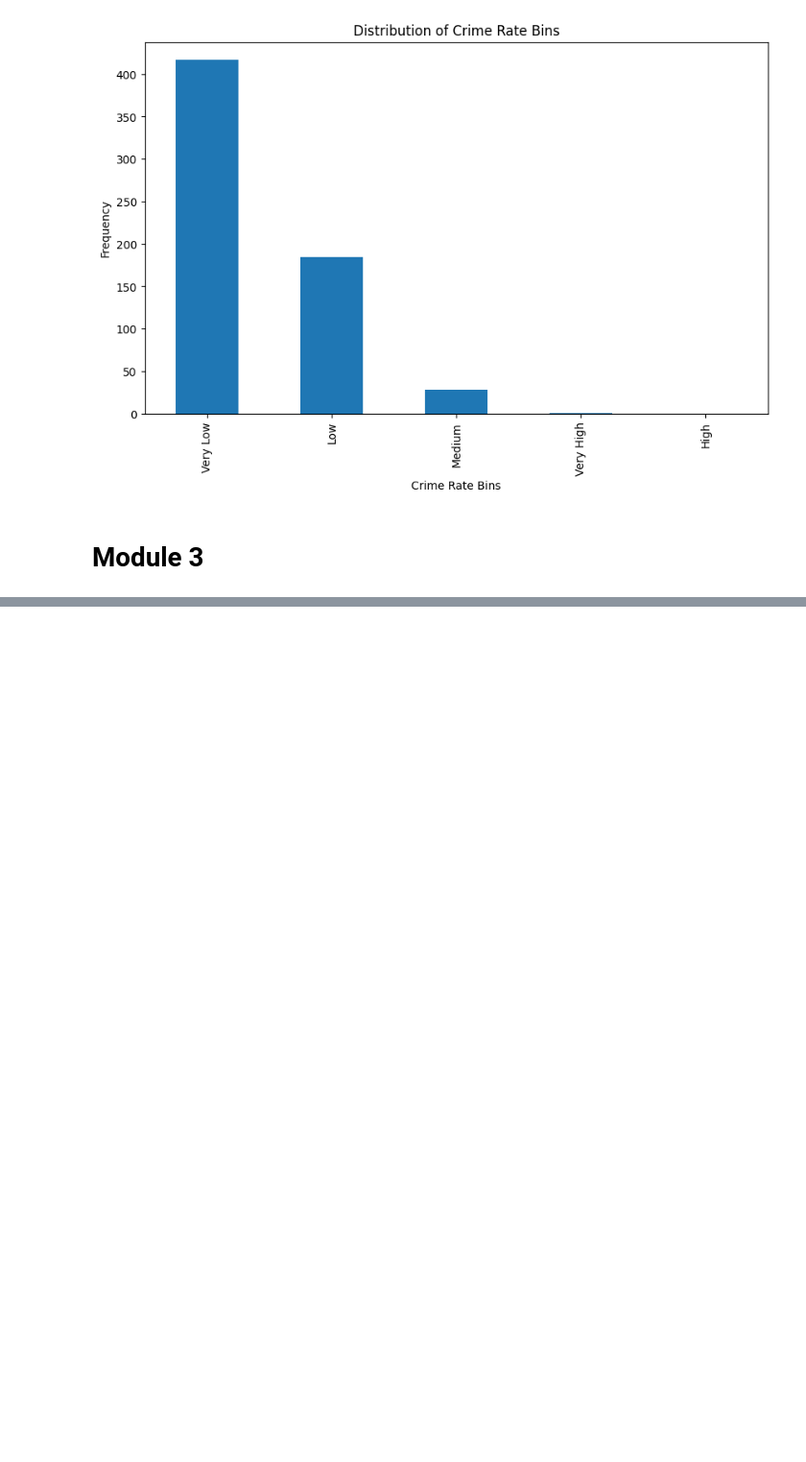
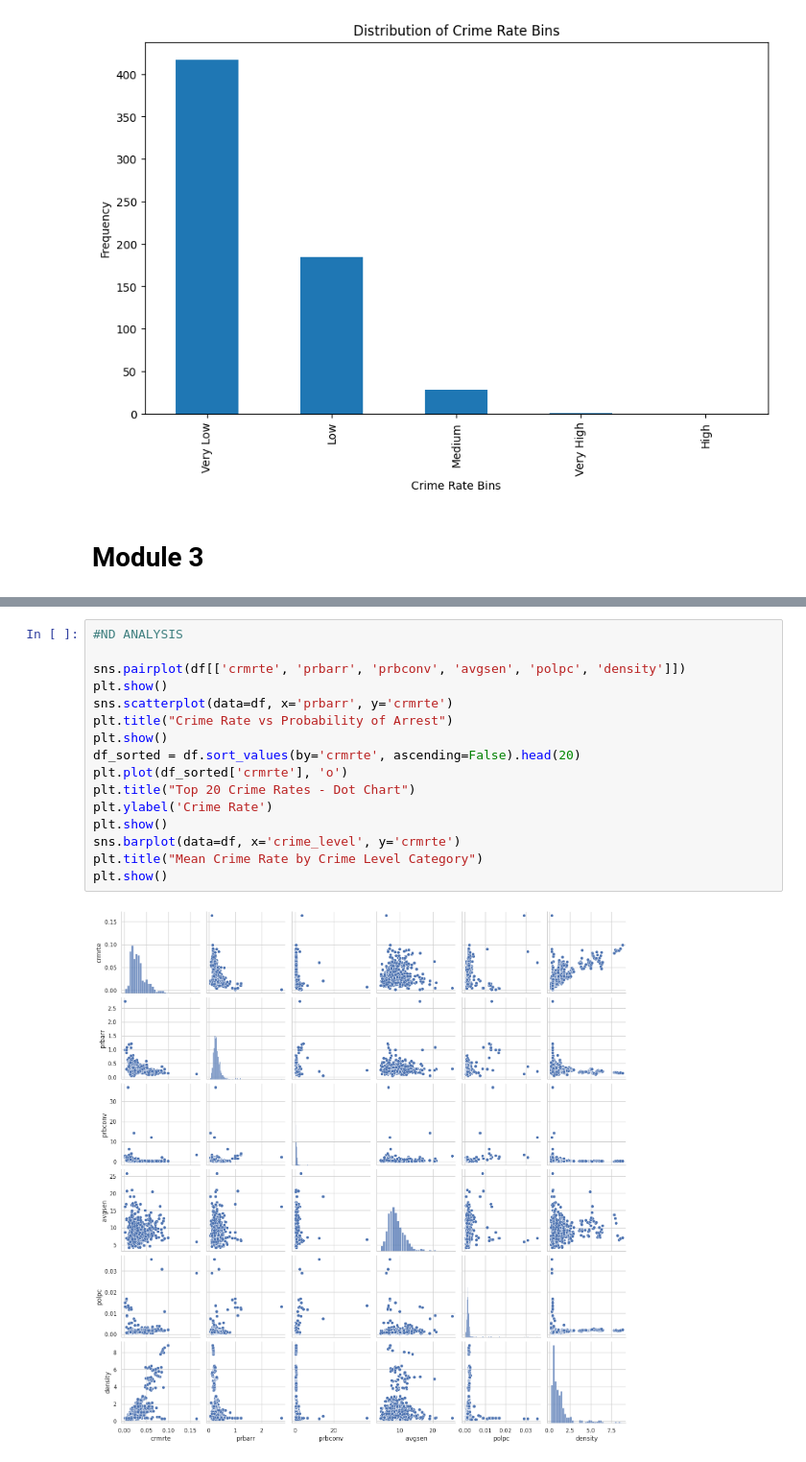
Before and after one commit to Triyas27/EDA, a Jupyter notebook: 21BDS0016.ipynb, the cells around one changed output, grey strips where cells are left out. Shown at 96% size. Saved outputs shown, nothing was run; the diff lists cells and outputs as text; blank space fills up the shorter version.

```diff
--- a/21BDS0016.ipynb
+++ b/21BDS0016.ipynb
@@ -350,0 +408,18 @@ year                                      ...
+# %%
+#ND ANALYSIS
+
+sns.pairplot(df[['crmrte', 'prbarr', 'prbconv', 'avgsen', 'polpc', 'density']])
+plt.show()
+sns.scatterplot(data=df, x='prbarr', y='crmrte')
+plt.title("Crime Rate vs Probability of Arrest")
+plt.show()
+df_sorted = df.sort_values(by='crmrte', ascending=False).head(20)
+plt.plot(df_sorted['crmrte'], 'o')
+plt.title("Top 20 Crime Rates - Dot Chart")
+plt.ylabel('Crime Rate')
+plt.show()
+sns.barplot(data=df, x='crime_level', y='crmrte')
+plt.title("Mean Crime Rate by Crime Level Category")
+plt.show()
+# %% [output]
+[figure, added]
```
Also changed, not shown: parts of 12 cells of this notebook.
